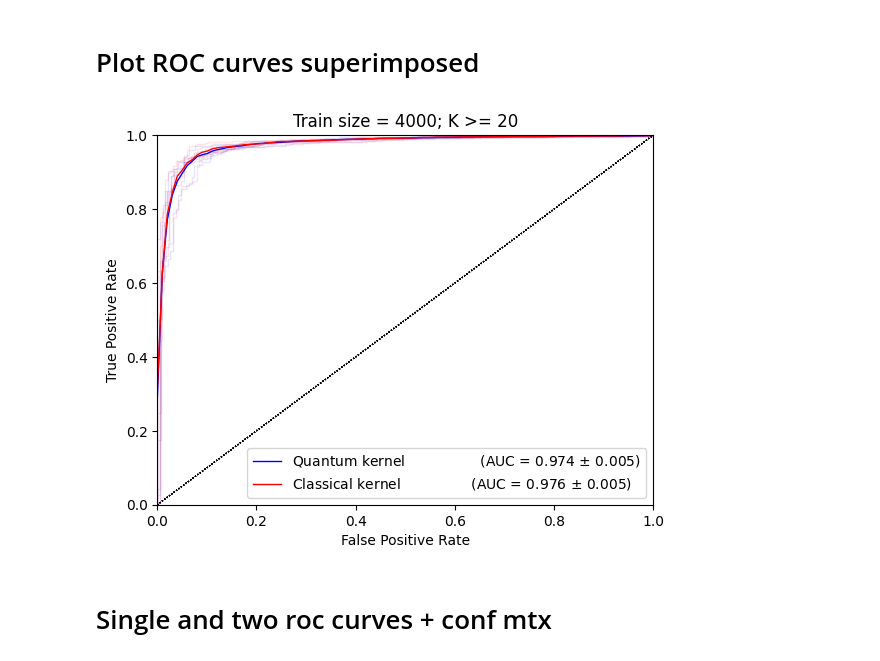
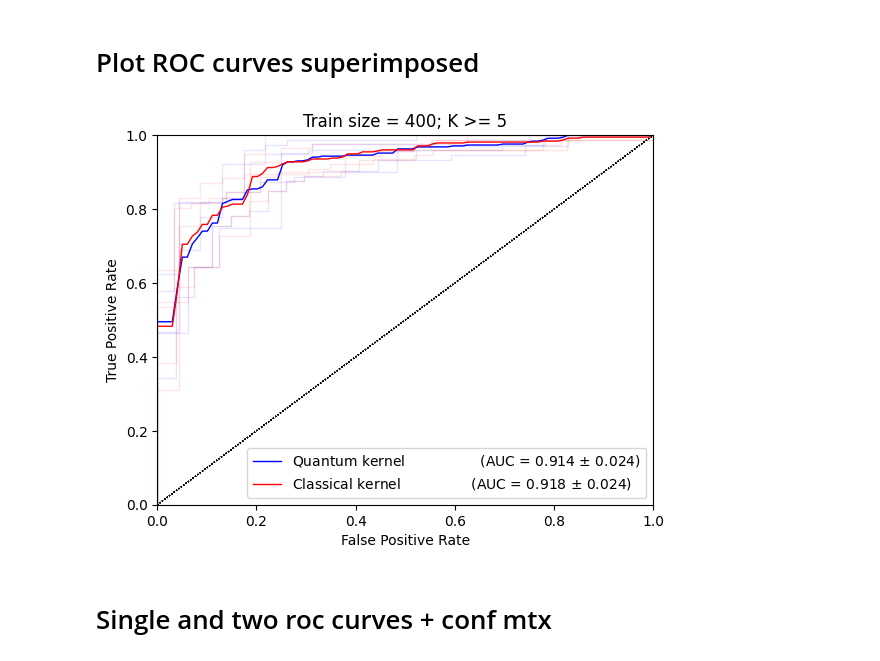
Before and after one commit to mhassans/galaxyMorphology, a Jupyter notebook: Plotting.ipynb, the cells around one changed output. Cells and saved outputs as stored; diff of their text form; code cells hidden in the pictures.

```diff
--- a/Plotting.ipynb
+++ b/Plotting.ipynb
@@ -10,16 +10,16 @@ from funcs_plotter import double_roc, single_roc, getEfficiency, \
 # Plot ROC curves superimposed
 # %%
 #totalSizes = [100, 500, 1000, 5000, 10000, 50000]
-totalSizes = [5000]
+totalSizes = [500]
 #k_values = [5, 10, 20]
-k_values = [20]
+k_values = [5]
 for totalSize in totalSizes:
     for k_value in k_values:
         path_quant = 'output/result_Quant-alpha0p05-C500-dataMapFuncNone-interactionZandYZ-weightBalanced-trainSize'+str(int(4*totalSize/5))+'-testSize'+str(int(totalSize/5))+'-foldIdx{}-minOfK'+str(k_value)+'.pkl'
         path_class = 'output/result_Class-C100-gammaauto-weightBalanced-trainSize'+str(int(4*totalSize/5))+'-testSize'+str(int(totalSize/5))+'-foldIdx{}-minOfK'+str(k_value)+'.pkl'
         plot_roc_compare(path_quant, path_class)
 # %% [output]
-[figure, old version]
+[figure, new version]
 # %% [markdown]
 # Single and two roc curves + conf mtx
 # %%
```
Also changed, not shown: parts of 18 cells of this notebook, 2 other files.
